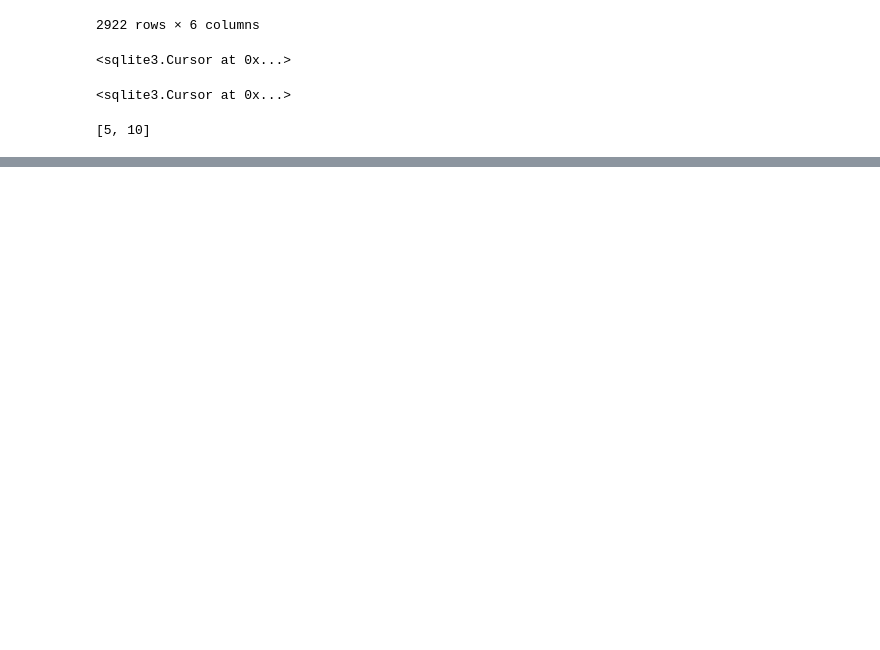
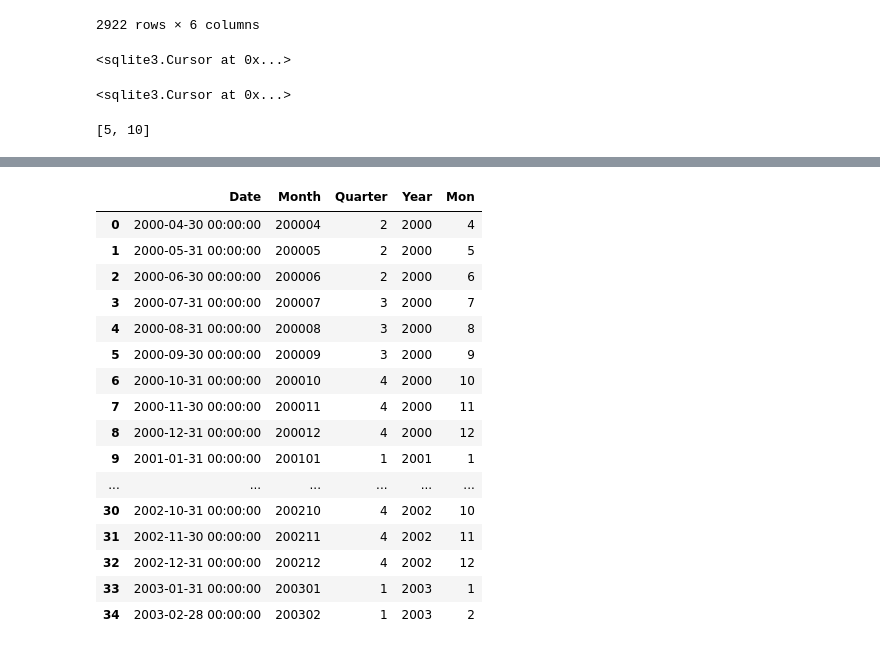
Before and after one commit to Sandutta2020/Monthly_top_movie_report, a Jupyter notebook: analysis/Exploratory_Analysis.ipynb, the cells around one changed output, grey strips where cells are left out. Saved outputs shown, nothing was run; the diff lists cells and outputs as text; code cells hidden in the pictures; blank space fills up the shorter version.

Commit message:
adding report generation

```diff
--- a/analysis/Exploratory_Analysis.ipynb
+++ b/analysis/Exploratory_Analysis.ipynb
@@ -682,0 +724,26 @@ list(posterior)
+# %%
+import sqlite3
+import pandas as pd
+conn = sqlite3.connect("..//sqlite_DB//Movie_report.db")
+cur = conn.cursor()
+select_movie_fact ="""select * from DateDim """
+df_details = pd.read_sql_query(select_movie_fact, conn)
+df_details
+# %% [output]
+|  | Date | Month | Quarter | Year | Mon |
+| 0 | 2000-04-30 00:00:00 | 200004 | 2 | 2000 | 4 |
+| 1 | 2000-05-31 00:00:00 | 200005 | 2 | 2000 | 5 |
+| 2 | 2000-06-30 00:00:00 | 200006 | 2 | 2000 | 6 |
+| 3 | 2000-07-31 00:00:00 | 200007 | 3 | 2000 | 7 |
+| 4 | 2000-08-31 00:00:00 | 200008 | 3 | 2000 | 8 |
+| 5 | 2000-09-30 00:00:00 | 200009 | 3 | 2000 | 9 |
+| 6 | 2000-10-31 00:00:00 | 200010 | 4 | 2000 | 10 |
+| 7 | 2000-11-30 00:00:00 | 200011 | 4 | 2000 | 11 |
+| 8 | 2000-12-31 00:00:00 | 200012 | 4 | 2000 | 12 |
+| 9 | 2001-01-31 00:00:00 | 200101 | 1 | 2001 | 1 |
+| ... | ... | ... | ... | ... | ... |
+| 30 | 2002-10-31 00:00:00 | 200210 | 4 | 2002 | 10 |
+| 31 | 2002-11-30 00:00:00 | 200211 | 4 | 2002 | 11 |
+| 32 | 2002-12-31 00:00:00 | 200212 | 4 | 2002 | 12 |
+| 33 | 2003-01-31 00:00:00 | 200301 | 1 | 2003 | 1 |
+| 34 | 2003-02-28 00:00:00 | 200302 | 1 | 2003 | 2 |
```
Also changed, not shown: parts of 1 cell of this notebook, 6 other files.
